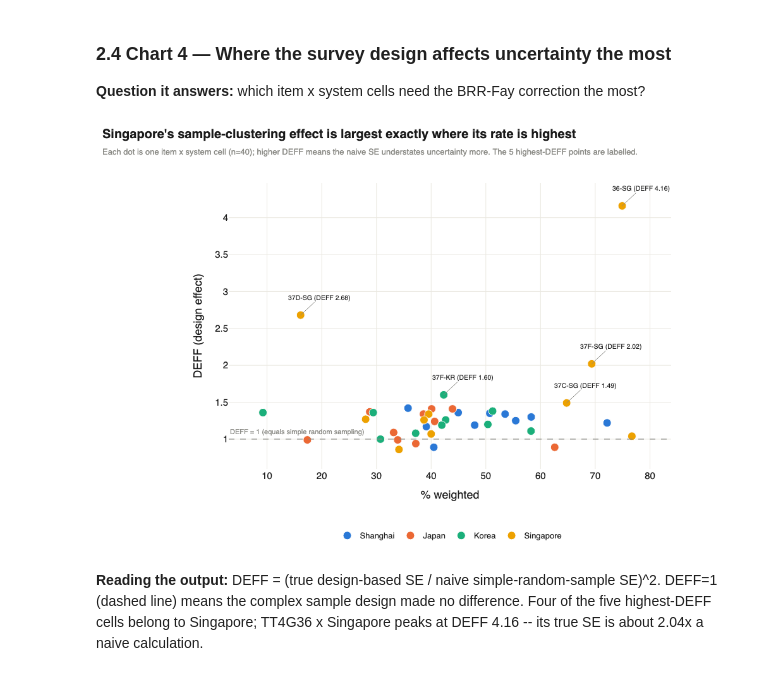
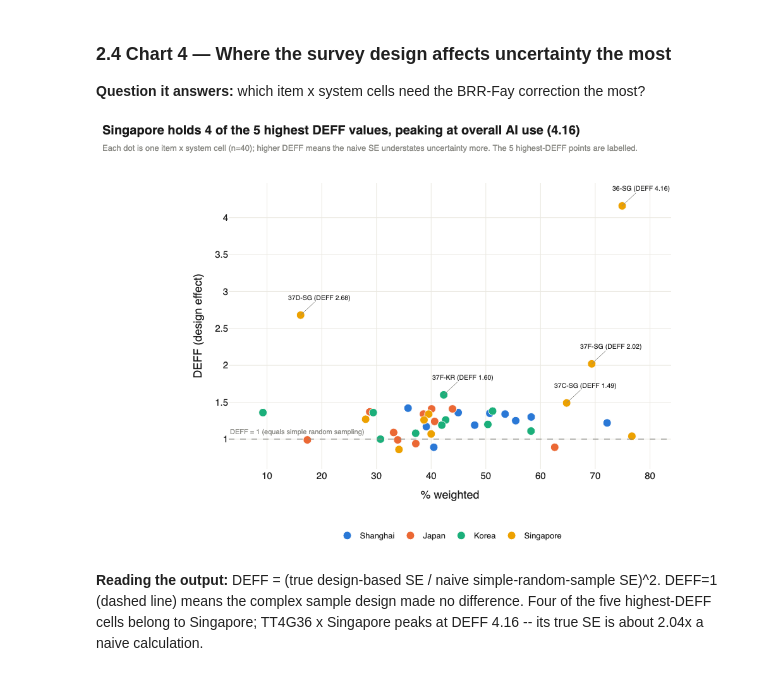
Before and after one commit to TatcataiTTN/for-Social-Science, a Jupyter notebook: SPSS/data/talis-q2-vkl-charts/Chart_Redesign_and_Data_Pipeline.ipynb, the cells around one changed output. Cells and saved outputs as stored; diff of their text form; code cells hidden in the pictures.

```diff
--- a/SPSS/data/talis-q2-vkl-charts/Chart_Redesign_and_Data_Pipeline.ipynb
+++ b/SPSS/data/talis-q2-vkl-charts/Chart_Redesign_and_Data_Pipeline.ipynb
@@ -46,7 +46,7 @@ def layout(title_text, sub_text, height=560, width=1000, bottom_margin=60):
         paper_bgcolor="white", plot_bgcolor="white",
         font=dict(family="Helvetica, Arial, sans-serif", color=INK, size=15),
         title=dict(text=f"<b>{title_text}</b><br><span style='font-size:13px;color:{MUTED}'>{sub_text}</span>",
-                   x=0.01, xanchor="left", y=0.965, font=dict(size=20)),
+                   x=0.01, xanchor="left", yref="container", y=1, yanchor="top", pad=dict(t=18), font=dict(size=20)),
         margin=dict(l=210, r=90, t=95, b=bottom_margin), height=height, width=width,
     )
 
@@ -372,28 +372,28 @@ every other item has at least one overlapping pair.
 # %%
 
 fig = go.Figure()
 for c in COUNTRIES:
     s = results[results.country == c]
     fig.add_trace(go.Scatter(x=s.pct_weighted, y=s.deff, mode="markers",
                               marker=dict(size=13, color=COL[c], line=dict(width=1, color="white")),
                               name=NAME[c]))
 fig.add_hline(y=1.0, line=dict(color=MUTED, width=1.3, dash="dash"))
 fig.add_annotation(x=3, y=1.1, text="DEFF = 1 (equals simple random sampling)", showarrow=False,
                     font=dict(size=11, color=MUTED), xanchor="left")
 top5 = results.sort_values("deff", ascending=False).head(5)
 for _, row in top5.iterrows():
     lbl = f"{row['item'].replace('TT4G37','37').replace('TT4G36','36')}-{SHORT[row.country]} (DEFF {row.deff:.2f})"
     fig.add_annotation(x=row.pct_weighted, y=row.deff, text=lbl, showarrow=True, arrowhead=0, arrowcolor=MUTED,
                         ax=30, ay=-28, font=dict(size=10.5, color=INK))
-fig.update_layout(**layout("Singapore's sample-clustering effect is largest exactly where its rate is highest",
+fig.update_layout(**layout("Singapore holds 4 of the 5 highest DEFF values, peaking at overall AI use (4.16)",
     "Each dot is one item x system cell (n=40); higher DEFF means the naive SE understates uncertainty more. The 5 highest-DEFF points are labelled.",
     height=680, bottom_margin=130))
 fig.update_xaxes(gridcolor=GRID, title="% weighted")
 fig.update_yaxes(gridcolor=GRID, title="DEFF (design effect)")
 fig.update_layout(legend=dict(orientation="h", y=-0.2, x=0.5, xanchor="center", font=dict(size=13)))
 fig.show("png")
 # %% [output]
-[figure, old version]
+[figure, new version]
 # %% [markdown]
 
 **Reading the output:** DEFF = (true design-based SE / naive simple-random-sample SE)^2. DEFF=1
```
Also changed, not shown: parts of 5 cells of this notebook, 47 other files.
